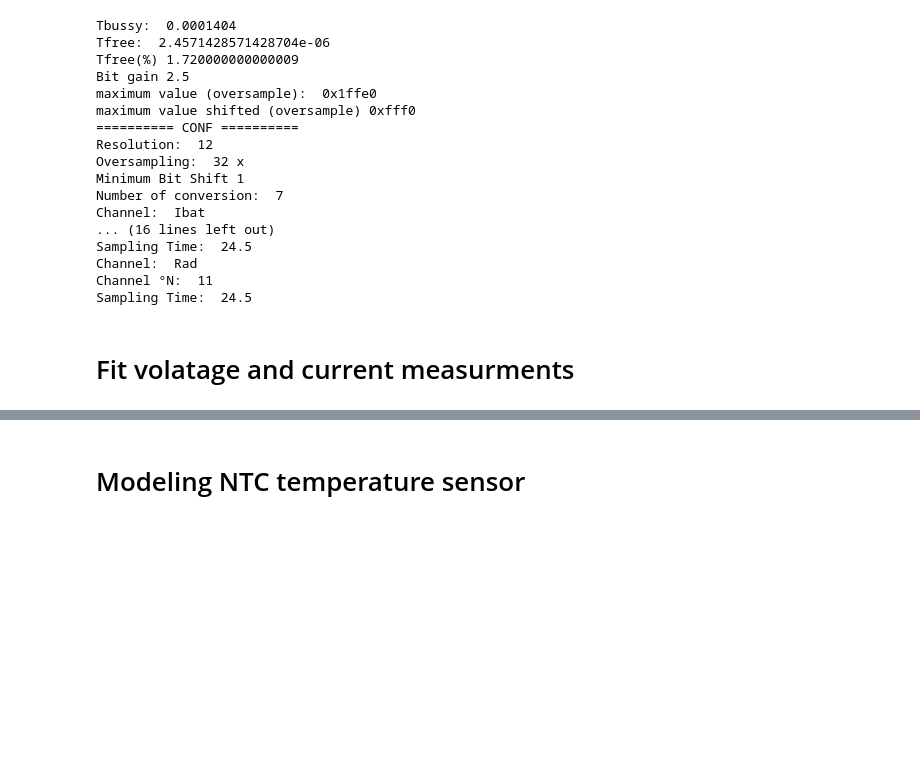
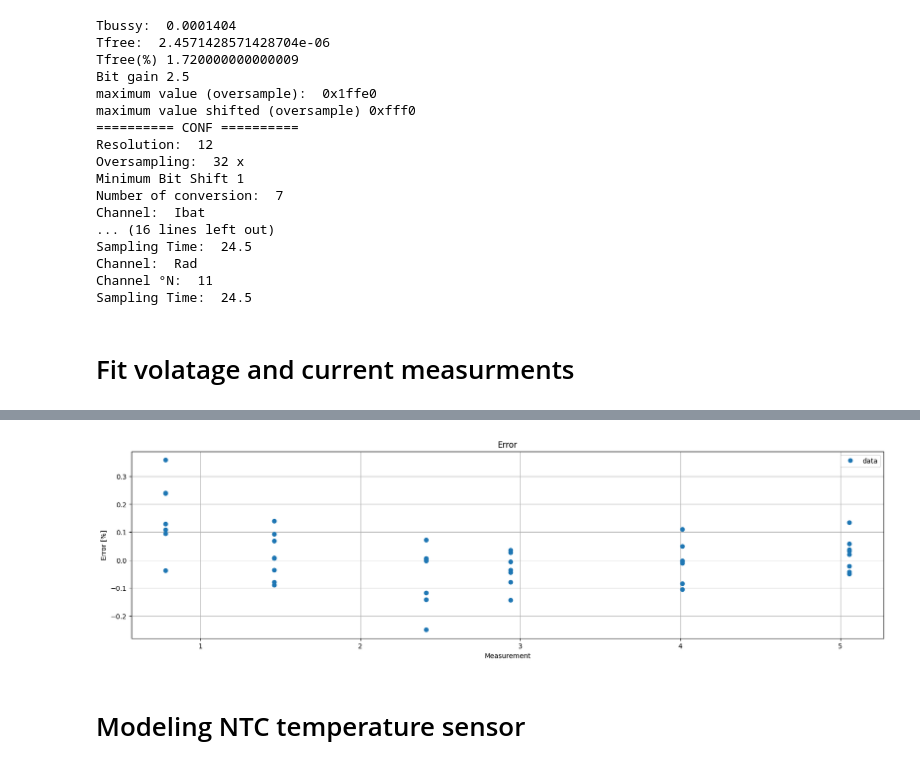
Before and after one commit to ZeniteSolar/MCC22, a Jupyter notebook: design/adc/adc.ipynb, the cells around one changed output, grey strips where cells are left out. Saved outputs shown, nothing was run; the diff lists cells and outputs as text; code cells hidden in the pictures; blank space fills up the shorter version.

```diff
--- a/design/adc/adc.ipynb
+++ b/design/adc/adc.ipynb
@@ -117,3 +123,23 @@ c =  0.5674618947765167 +/- 0.00557208823281369
+# %%
+df["error"] = ((df.measurement - np.polyval(coefficients, df.adc)) / df.measurement) * 100
+
+plt.figure(figsize=(20, 5))
+plt.plot(df.measurement, df.error, 'o', label='data')
+# Plot title
+plt.title('Error')
+# X Label
+plt.xlabel('Measurement')
+# Y label
+plt.ylabel('Error [%]')
+plt.legend()
+plt.grid()
+# Limit axis range
+# plt.xlim(6, 40)
+# plt.ylim(1, -1)
+# Show the plot
+plt.show()
+# %% [output]
+[figure, added]
 # %% [markdown]
 # Modeling NTC temperature sensor
 # %%
```
Also changed, not shown: parts of 1 cell of this notebook, 1 other file.
